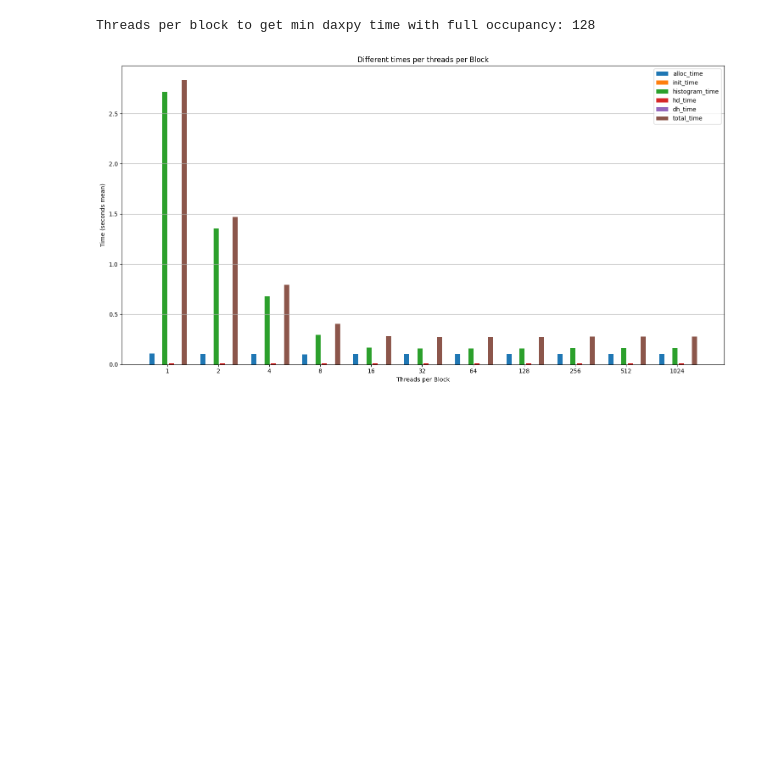
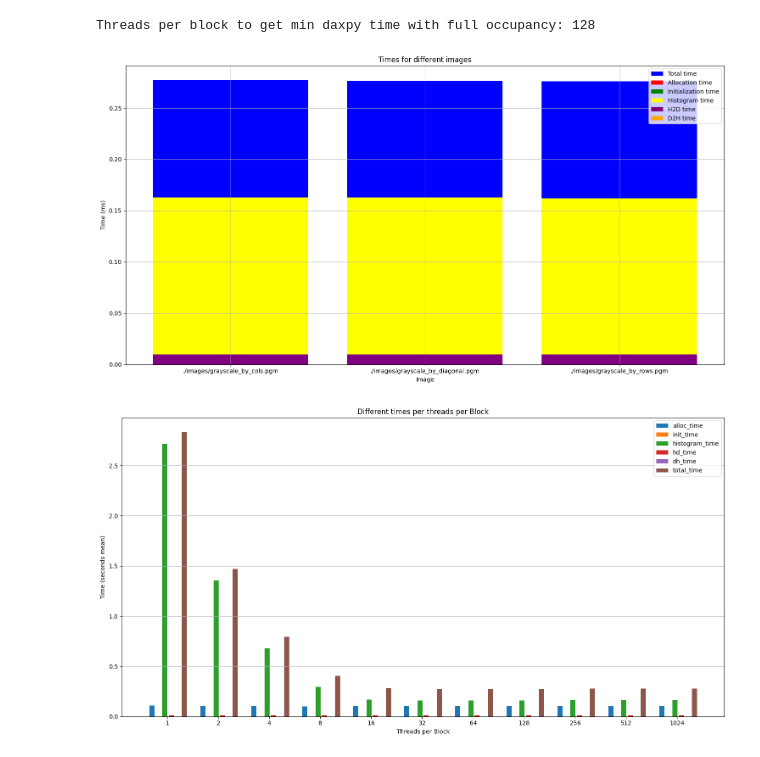
Before and after one commit to Caalicer/PAE_Practicas, a Jupyter notebook: P2_cuda/doc/code/histogram_1.ipynb, the cells around one changed output. Drawn from its saved outputs; the diff is of its cells as text; code cells hidden in the pictures; blank space fills up the shorter version.

Commit message:
feat: Added new images and minor fixes

```diff
--- a/P2_cuda/doc/code/histogram_1.ipynb
+++ b/P2_cuda/doc/code/histogram_1.ipynb
@@ -62,6 +60,37 @@ min_histogram_time = grouped.idxmin()
 print("Threads per block to get min daxpy time with full occupancy: {0}".format(min_histogram_time))
 # %% [output]
 Threads per block to get min daxpy time with full occupancy: 128
+# %%
+new_data = data[data['threadsPerBlock'] == 256]
+
+mean_alloc_time = new_data.groupby('imagePath')['alloc_time'].mean()
+mean_init_time = new_data.groupby('imagePath')['init_time'].mean()
+mean_histogram_time = new_data.groupby('imagePath')['histogram_time'].mean()
+mean_hd_time = new_data.groupby('imagePath')['hd_time'].mean()
+mean_dh_time = new_data.groupby('imagePath')['dh_time'].mean()
+mean_total_time = new_data.groupby('imagePath')['total_time'].mean()
+
+plt.figure(figsize=(15, 8))
+
+plt.bar(mean_total_time.index, mean_total_time, color='blue', label='Total time')
+plt.bar(mean_alloc_time.index, mean_alloc_time, color='red', label='Allocation time')
+plt.bar(mean_init_time.index, mean_init_time, color='green', label='Initialization time')
+plt.bar(mean_histogram_time.index, mean_histogram_time, color='yellow', label='Histogram time')
+plt.bar(mean_hd_time.index, mean_hd_time, color='purple', label='H2D time')
+plt.bar(mean_dh_time.index, mean_dh_time, color='orange', label='D2H time')
+
+plt.xlabel('Image')
+plt.ylabel('Time (ms)')
+
+plt.title('Times for different images')
+
+plt.legend()
+plt.grid()
+plt.tight_layout()
+
+plt.savefig(images_dir + '/execution_times.png')
+# %% [output]
+[figure, added]
 # %%
 # Bar plot with all diferent times per threadsPerBlock unique values
 # -----------------------------------------------------------------
```
Also changed, not shown: parts of 1 cell of this notebook, 3 other files.
